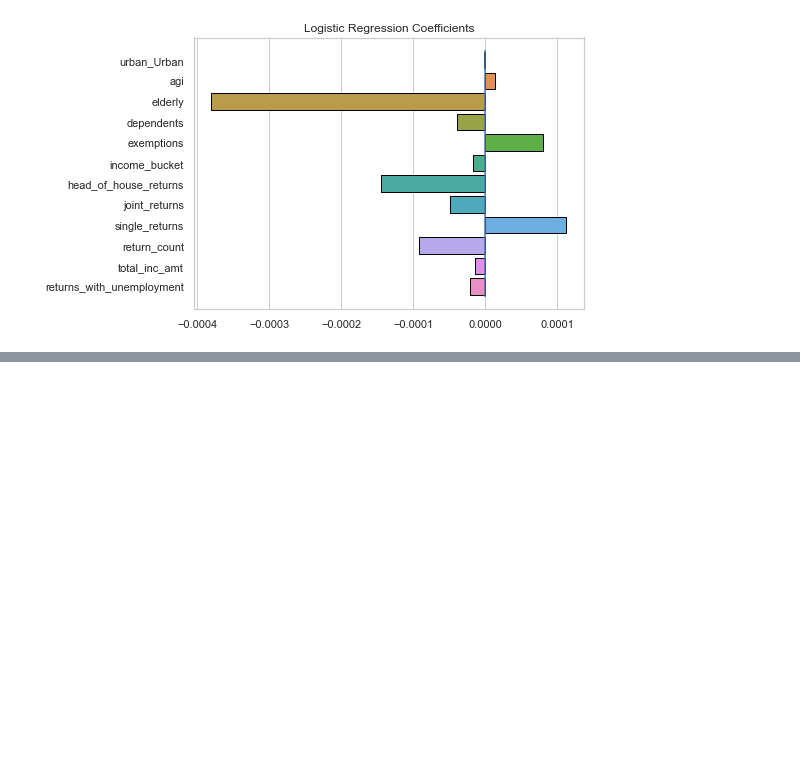
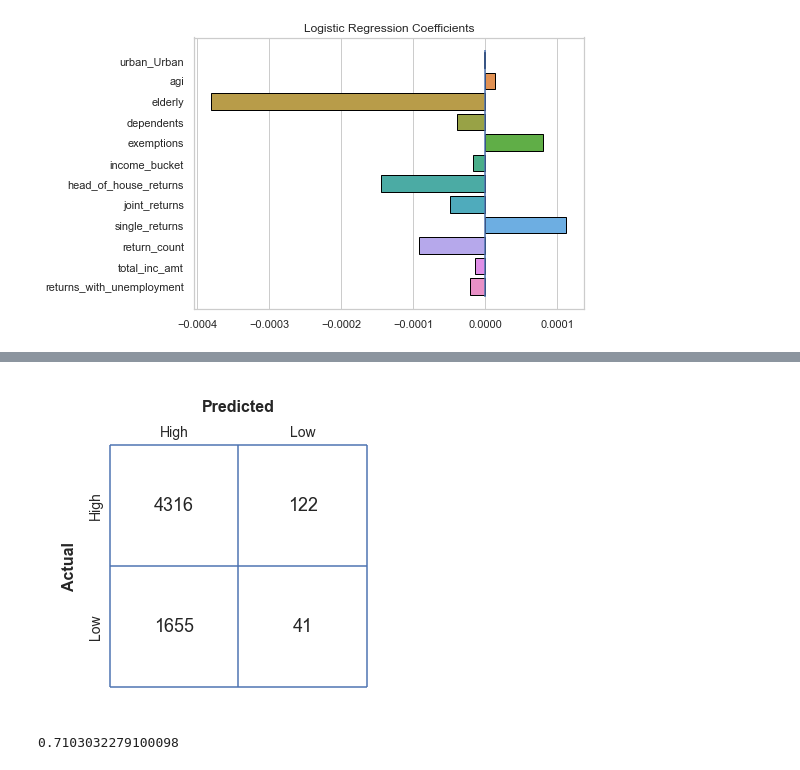
Before and after one commit to TataKavlash/data-science-essentials-3, a Jupyter notebook: notebooks/Assignment_Tata.ipynb, the cells around one changed output, grey strips where cells are left out. Cells and saved outputs as stored; diff of their text form; code cells hidden in the pictures; blank space fills up the shorter version.

```diff
--- a/notebooks/Assignment_Tata.ipynb
+++ b/notebooks/Assignment_Tata.ipynb
@@ -1014,0 +1082,8 @@ plt.vlines(x = 0, ymin = ymin, ymax = ymax);
+# %%
+plot_confusion_matrix(y_test, y_pred, labels = ['High', 'Low'])
+# %% [output]
+[figure, added]
+# %%
+print(metrics.accuracy_score(y_test, y_pred))
+# %% [output]
+0.7103032279100098
```
Also changed, not shown: parts of 9 cells of this notebook.
